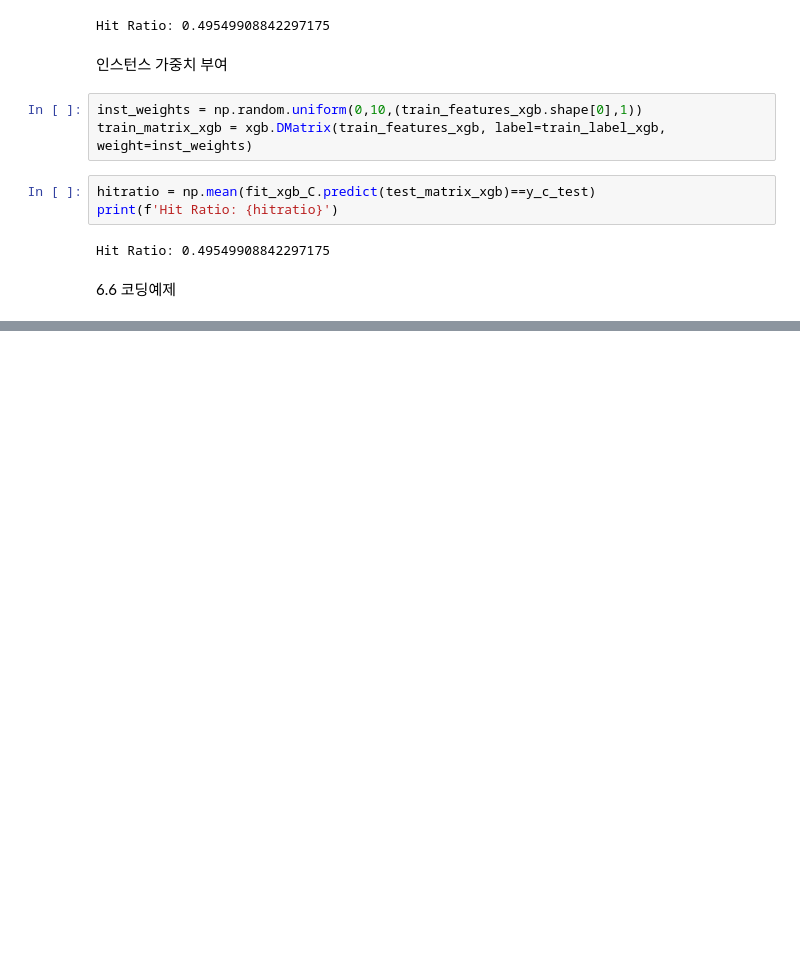
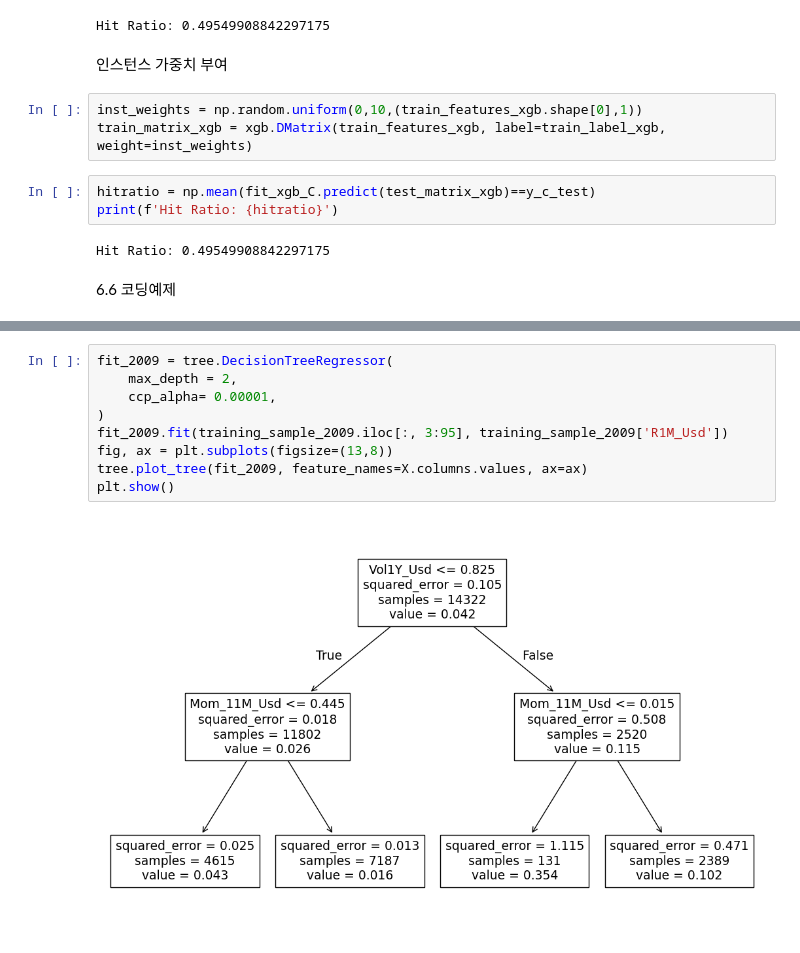
Before and after one commit to nomorebye/coding, a Jupyter notebook: ai3/chap6.ipynb, the cells around one changed output, grey strips where cells are left out. Saved outputs shown, nothing was run; the diff lists cells and outputs as text; blank space fills up the shorter version.

```diff
--- a/ai3/chap6.ipynb
+++ b/ai3/chap6.ipynb
@@ -278,0 +375,11 @@ Hit Ratio: 0.49549908842297175
+# %%
+fit_2009 = tree.DecisionTreeRegressor(
+    max_depth = 2,
+    ccp_alpha= 0.00001,
+)
+fit_2009.fit(training_sample_2009.iloc[:, 3:95], training_sample_2009['R1M_Usd'])
+fig, ax = plt.subplots(figsize=(13,8))
+tree.plot_tree(fit_2009, feature_names=X.columns.values, ax=ax)
+plt.show()
+# %% [output]
+[figure, added]
```
Also changed, not shown: parts of 12 cells of this notebook.
